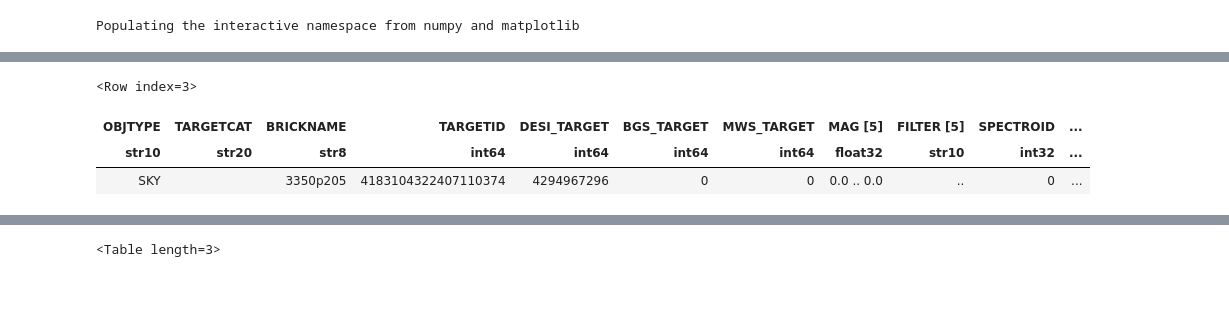
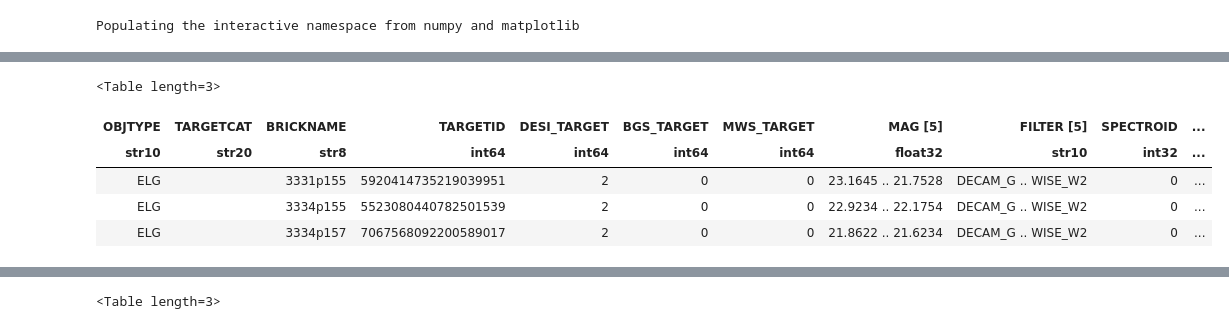
Before and after one commit to desihub/desisim, a Jupyter notebook: doc/nb/simulating-desi-spectra.ipynb, the cells around one changed output, grey strips where cells are left out. Saved outputs shown, nothing was run; the diff lists cells and outputs as text; code cells hidden in the pictures; blank space fills up the shorter version.

```diff
--- a/doc/nb/simulating-desi-spectra.ipynb
+++ b/doc/nb/simulating-desi-spectra.ipynb
@@ -167,8 +167,10 @@ No.    Name         Type      Cards   Dimensions   Format
 # %%
-fibermap[3]
+fibermap[:3]
 # %% [output]
-<Row index=3>
+<Table length=3>
 | OBJTYPE | TARGETCAT | BRICKNAME | TARGETID | DESI_TARGET | BGS_TARGET | MWS_TARGET | MAG [5] | FILTER [5] | SPECTROID | ... |
 | str10 | str20 | str8 | int64 | int64 | int64 | int64 | float32 | str10 | int32 | ... |
-| SKY |  | 3350p205 | 4183104322407110374 | 4294967296 | 0 | 0 | 0.0 .. 0.0 | .. | 0 | ... |
+| ELG |  | 3331p155 | 5920414735219039951 | 2 | 0 | 0 | 23.1645 .. 21.7528 | DECAM_G .. WISE_W2 | 0 | ... |
+| ELG |  | 3334p155 | 5523080440782501539 | 2 | 0 | 0 | 22.9234 .. 22.1754 | DECAM_G .. WISE_W2 | 0 | ... |
+| ELG |  | 3334p157 | 7067568092200589017 | 2 | 0 | 0 | 21.8622 .. 21.6234 | DECAM_G .. WISE_W2 | 0 | ... |
 # %%
```
Also changed, not shown: parts of 39 cells of this notebook.
